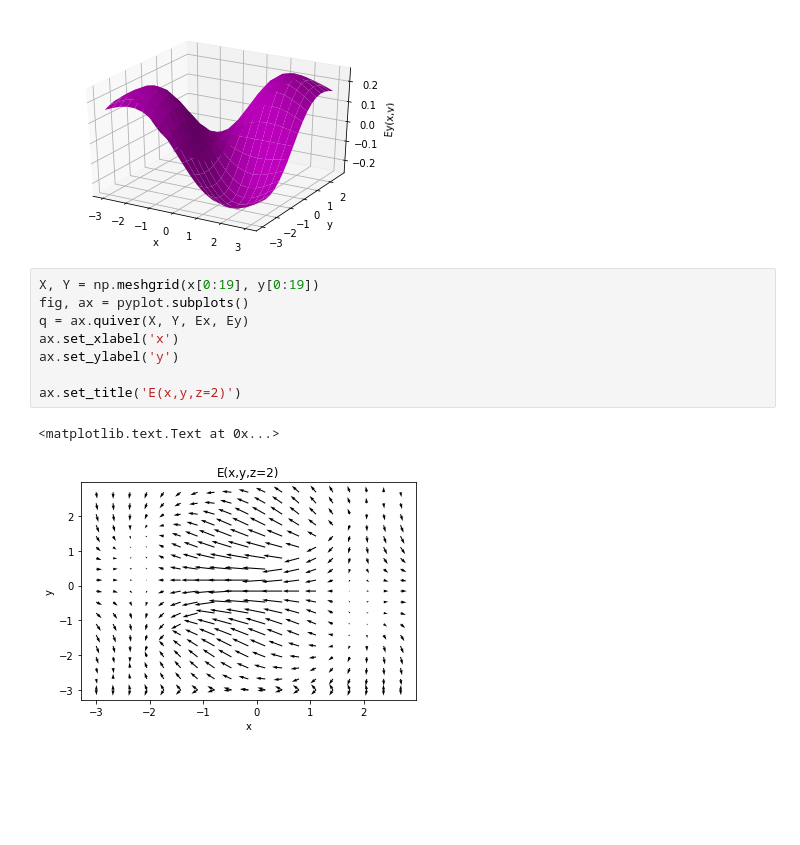
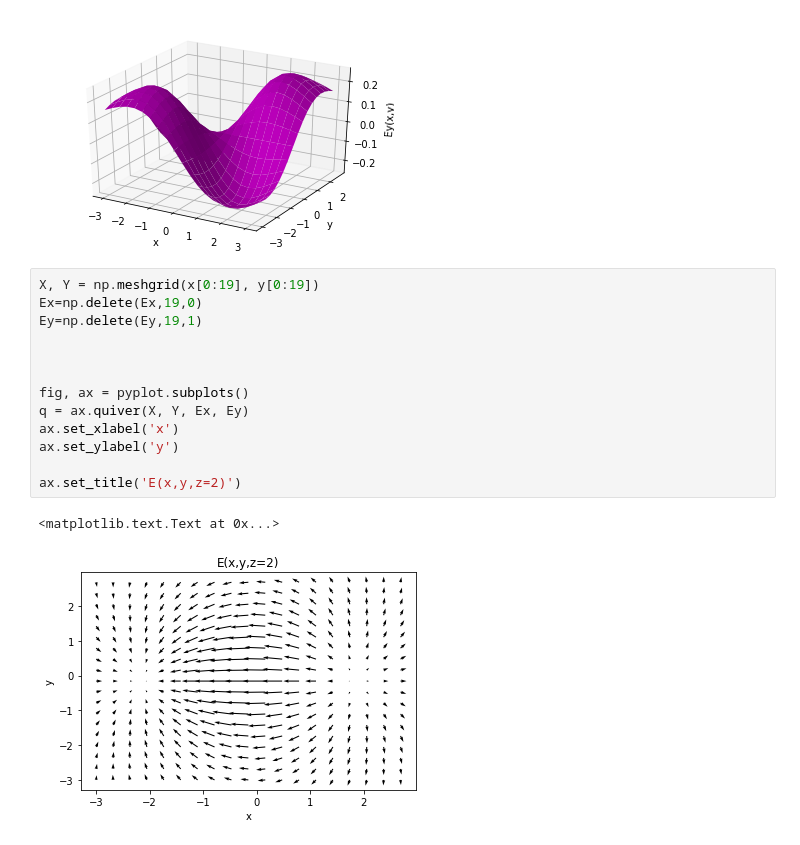
Before and after one commit to Phys7321/HW02-Seyedolmohadesin, a Jupyter notebook: HW02.ipynb, the cells around one changed output. Cells and saved outputs as stored; diff of their text form; blank space fills up the shorter version.

Commit message:
fix plots

```diff
--- a/HW02.ipynb
+++ b/HW02.ipynb
@@ -269,12 +272,17 @@ ax1.set_zlabel('Ey(x,y)')
 [figure]
 # %%
 X, Y = np.meshgrid(x[0:19], y[0:19])
+Ex=np.delete(Ex,19,0)
+Ey=np.delete(Ey,19,1)
+
+
+
 fig, ax = pyplot.subplots()
 q = ax.quiver(X, Y, Ex, Ey)
 ax.set_xlabel('x')
 ax.set_ylabel('y')
 
 ax.set_title('E(x,y,z=2)')
 # %% [output]
 <matplotlib.text.Text at 0x...>
-[figure, old version]
+[figure, new version]
```
Also changed, not shown: parts of 1 cell of this notebook.
